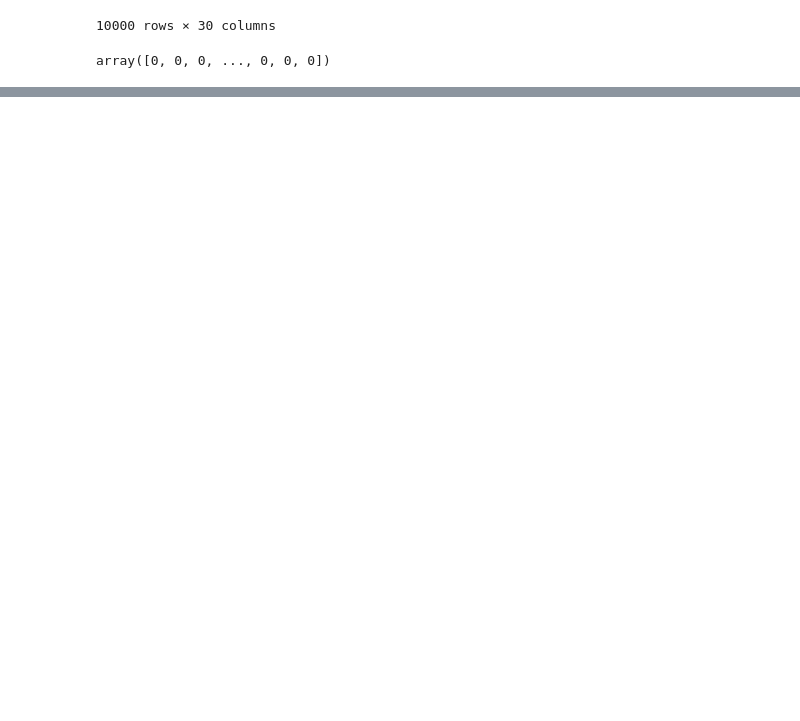
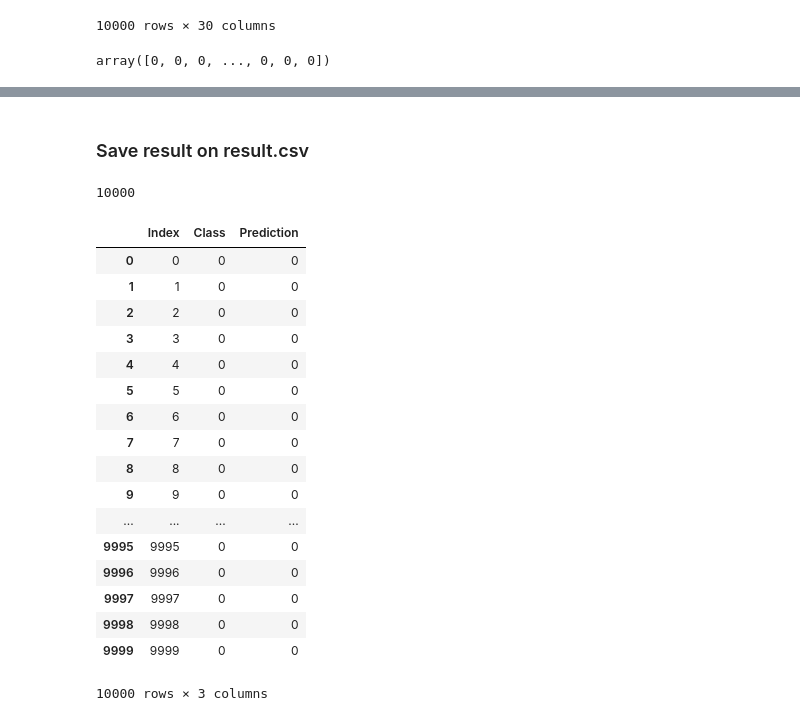
Before and after one commit to msjo91/deep_learning, a Jupyter notebook: transaction_classification/transaction_classification.ipynb, the cells around one changed output, grey strips where cells are left out. Cells and saved outputs as stored; diff of their text form; code cells hidden in the pictures; blank space fills up the shorter version.

```diff
--- a/transaction_classification/transaction_classification.ipynb
+++ b/transaction_classification/transaction_classification.ipynb
@@ -235,0 +188,9 @@ predict_df
+# %% [markdown]
+### Save result on result.csv
+# %%
+# Read result data in dataframe
+result_df = pd.read_csv('data/result.csv')
+# Check total number of records
+len(test_df)
+# %% [output]
+10000
@@ -235,0 +200,23 @@ predict_df
+# %%
+# Add test prediction result (pred) to new_df
+new_df['Prediction'] = pred
+new_df
+# %% [output]
+|  | Index | Class | Prediction |
+| 0 | 0 | 0 | 0 |
+| 1 | 1 | 0 | 0 |
+| 2 | 2 | 0 | 0 |
+| 3 | 3 | 0 | 0 |
+| 4 | 4 | 0 | 0 |
+| 5 | 5 | 0 | 0 |
+| 6 | 6 | 0 | 0 |
+| 7 | 7 | 0 | 0 |
+| 8 | 8 | 0 | 0 |
+| 9 | 9 | 0 | 0 |
+| ... | ... | ... | ... |
+| 9995 | 9995 | 0 | 0 |
+| 9996 | 9996 | 0 | 0 |
+| 9997 | 9997 | 0 | 0 |
+| 9998 | 9998 | 0 | 0 |
+| 9999 | 9999 | 0 | 0 |
+10000 rows × 3 columns
```
Also changed, not shown: parts of 12 cells of this notebook.
